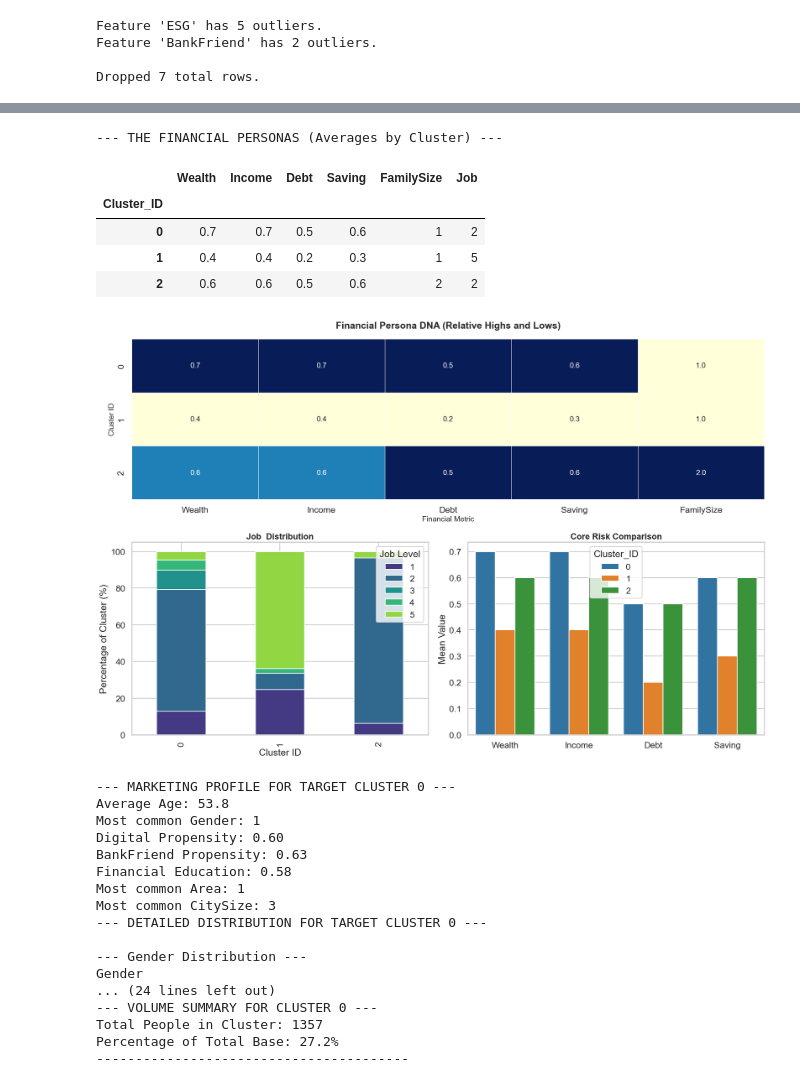
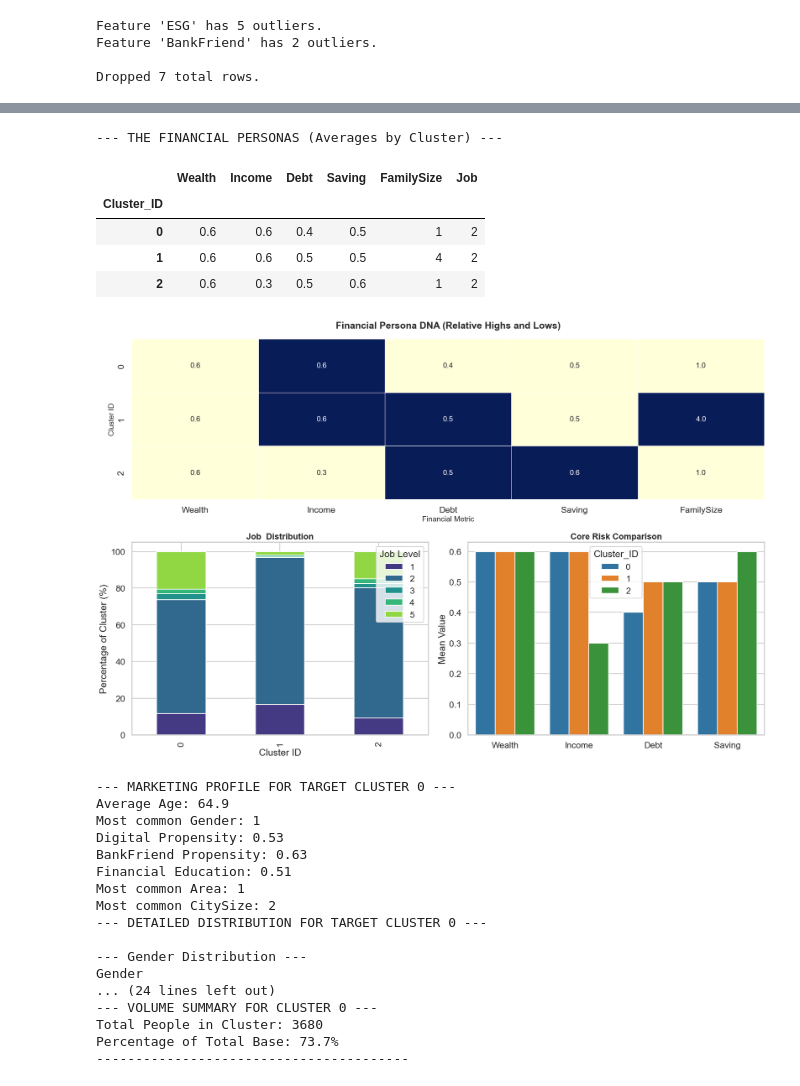
Before and after one commit to Smael-olk/Fintech, a Jupyter notebook: BusinessCase1/2-Protection_FAMD.ipynb, the cells around one changed output, grey strips where cells are left out. Drawn from its saved outputs; the diff is of its cells as text; code cells hidden in the pictures.

```diff
--- a/BusinessCase1/2-Protection_FAMD.ipynb
+++ b/BusinessCase1/2-Protection_FAMD.ipynb
@@ -102,14 +102,25 @@ Dropped 7 total rows.
 # OBJECTIVE 2: FAMD PIPELINE (Insurance & Protection)
 # ==========================================
 
-# 1. Define the "Risk Engine"
-active_risk_cols = ['Debt', 'FamilySize', 'Income', 'Wealth','Saving', 'Job', 'Age']
+# 0. Engineer the Explainable Risk Ratios FIRST
+# (Adding 0.0001 prevents dividing by zero if Income is exactly 0)
+data['Debt_to_Income'] = data['Debt'] / (data['Income'] + 0.0001)
+data['Safety_Net'] = (data['Wealth'] + data['Saving']) / (data['Income'] + 0.0001)
+data['Dependents_Risk'] = data['FamilySize'] / data['Age']
+
+# Cap extreme mathematical outliers so they don't squash the graph
+data['Debt_to_Income'] = data['Debt_to_Income'].clip(upper=5)
+data['Safety_Net'] = data['Safety_Net'].clip(upper=10)
+data['Dependents_Risk'] = data['Dependents_Risk'].clip(upper=2)
+
+# 1. Define the "Risk Engine" using the newly created columns
+active_risk_cols = ['Debt_to_Income', 'Safety_Net', 'Dependents_Risk', 'Job']
 df_active_mixed = data[active_risk_cols].copy()
 
-# Ensure categorical variables are typed correctly for Prince
+# 2. Ensure categorical variables are typed correctly for Prince
 df_active_mixed['Job'] = df_active_mixed['Job'].astype(str)
 
-print("Original Mixed Dataset:")
+print("Engineered Risk Dataset:")
 display(df_active_mixed.head(3))
 
 # 2. Initialize and Fit FAMD
@@ -169,7 +180,7 @@ cluster_labels = kmeans.fit_predict(X_famd)
 sil_score = silhouette_score(X_famd, cluster_labels)
 print(f"Silhouette Score for k={optimal_k}: {sil_score:.3f}")
 
-# 5. Plot the Manifold (Updated labels)
+# 5. Plot the Manifold (The Graph)
 plt.figure(figsize=(10, 7))
 sns.scatterplot(
     x=X_famd['Dim_1'],
@@ -179,16 +190,18 @@ sns.scatterplot(
     s=60, alpha=0.8
 )
 
-plt.title(f'FAMD Projection of Wealth Conversion Engine (k={optimal_k})')
+plt.title(f'FAMD Projection of Insurance Risk Engine (k={optimal_k})')
 plt.xlabel(f'Dimension 1 ({explained_variance[0]:.1f}% Variance)')
 plt.ylabel(f'Dimension 2 ({explained_variance[1]:.1f}% Variance)')
 plt.legend(title='Cluster ID')
 plt.show()
 
 # 6. Profile the Clusters to find the Business Target
-df_active_mixed['Cluster_ID'] = cluster_labels
+# Map clusters back to the ORIGINAL data frame to see raw numbers
+data['Cluster_ID'] = cluster_labels
+
 print("\n--- CLUSTER PROFILES (The Business Truth) ---")
-display(df_active_mixed.groupby('Cluster_ID').agg({
+display(data.groupby('Cluster_ID').agg({
     'Wealth': 'mean',
     'Income': 'mean',
     'Debt': 'mean',
@@ -247,9 +344,9 @@ except AttributeError:
 # %%
 # df_active_original should be your raw Wealth, Income, Debt, Saving, Investments data
-df_active_mixed['Cluster_ID'] = cluster_labels
+data['Cluster_ID'] = cluster_labels
 
 print("--- THE FINANCIAL PERSONAS (Averages by Cluster) ---")
-profile_active = df_active_mixed.groupby('Cluster_ID').agg({
+profile_active = data.groupby('Cluster_ID').agg({
     'Wealth': 'mean',
     'Income': 'mean',
     'Debt': 'mean',
@@ -263,9 +360,9 @@ display(profile_active)
 --- THE FINANCIAL PERSONAS (Averages by Cluster) ---
 |  | Wealth | Income | Debt | Saving | FamilySize | Job |
 | Cluster_ID |  |  |  |  |  |  |
-| 0 | 0.7 | 0.7 | 0.5 | 0.6 | 1 | 2 |
-| 1 | 0.4 | 0.4 | 0.2 | 0.3 | 1 | 5 |
-| 2 | 0.6 | 0.6 | 0.5 | 0.6 | 2 | 2 |
+| 0 | 0.6 | 0.6 | 0.4 | 0.5 | 1 | 2 |
+| 1 | 0.6 | 0.6 | 0.5 | 0.5 | 4 | 2 |
+| 2 | 0.6 | 0.3 | 0.5 | 0.6 | 1 | 2 |
 # %%
 # 1. Prepare the Data
 # We exclude 'Investments' for the heatmap because it's categorical
@@ -288,35 +385,35 @@ gs = fig.add_gridspec(2, 2, height_ratios=[1, 1.2])
 
 # A. THE HEATMAP (The "Pattern" View)
 ax0 = fig.add_subplot(gs[0, :])
 sns.heatmap(scaled_profile, annot=num_profile, fmt=".1f", cmap="YlGnBu",
             cbar=False, linewidths=.5, ax=ax0, annot_kws={"size": 14})
 ax0.set_title("Financial Persona DNA (Relative Highs and Lows)", fontsize=18, fontweight='bold', pad=20)
 ax0.set_xlabel("Financial Metric", fontsize=14)
 ax0.set_ylabel("Cluster ID", fontsize=14)
 
 # B. THE CATEGORICAL TARGET (Job Level)
 ax1 = fig.add_subplot(gs[1, 0])
 # We look at the actual distribution of Investments for each cluster
-inv_dist = pd.crosstab(df_active_mixed['Cluster_ID'], df_active_mixed['Job'], normalize='index') * 100
+inv_dist = pd.crosstab(data['Cluster_ID'], data['Job'], normalize='index') * 100
 inv_dist.plot(kind='bar', stacked=True, ax=ax1, color=sns.color_palette("viridis", 5))
 ax1.set_title("Job  Distribution", fontsize=16, fontweight='bold')
 ax1.set_ylabel("Percentage of Cluster (%)")
 ax1.set_xlabel("Cluster ID")
 ax1.legend(title="Job Level", loc='upper right')
 
 # C. THE COMPARISON (Wealth vs. Income vs. Debt)
 ax2 = fig.add_subplot(gs[1, 1])
 # Melting for a grouped bar chart
 melted_active = num_profile[['Wealth', 'Income', 'Debt', 'Saving']].reset_index().melt(id_vars='Cluster_ID')
 sns.barplot(data=melted_active, x='variable', y='value', hue='Cluster_ID', ax=ax2, palette='tab10')
 ax2.set_title("Core Risk Comparison", fontsize=16, fontweight='bold')
 ax2.set_ylabel("Mean Value")
 ax2.set_xlabel("")
 
 plt.tight_layout()
 plt.show()
 # %% [output]
-[figure, old version]
+[figure, new version]
 # %%
 # Merge the cluster labels onto your quarantined demographic/psychographic data
 df_passive_obj1 = data.drop(columns=active_risk_cols).copy()
@@ -372,21 +469,21 @@ print(f"Percentage of Total Base: {cluster_pct:.1f}%")
 print("-" * 40)
 # %% [output]
 --- MARKETING PROFILE FOR TARGET CLUSTER 0 ---
-Average Age: 53.8
+Average Age: 64.9
 Most common Gender: 1
-Digital Propensity: 0.60
+Digital Propensity: 0.53
 BankFriend Propensity: 0.63
-Financial Education: 0.58
+Financial Education: 0.51
 Most common Area: 1
-Most common CitySize: 3
+Most common CitySize: 2
 --- DETAILED DISTRIBUTION FOR TARGET CLUSTER 0 ---
 
 --- Gender Distribution ---
 Gender
 ... (24 lines left out)
 --- VOLUME SUMMARY FOR CLUSTER 0 ---
-Total People in Cluster: 1357
-Percentage of Total Base: 27.2%
+Total People in Cluster: 3680
+Percentage of Total Base: 73.7%
 ----------------------------------------
 # %%
 import matplotlib.pyplot as plt
```
Also changed, not shown: parts of 9 cells of this notebook.
